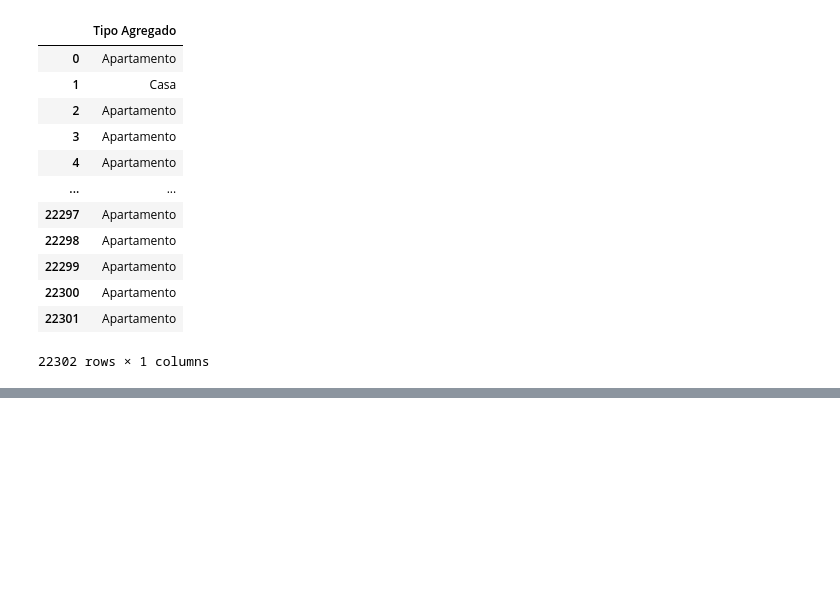
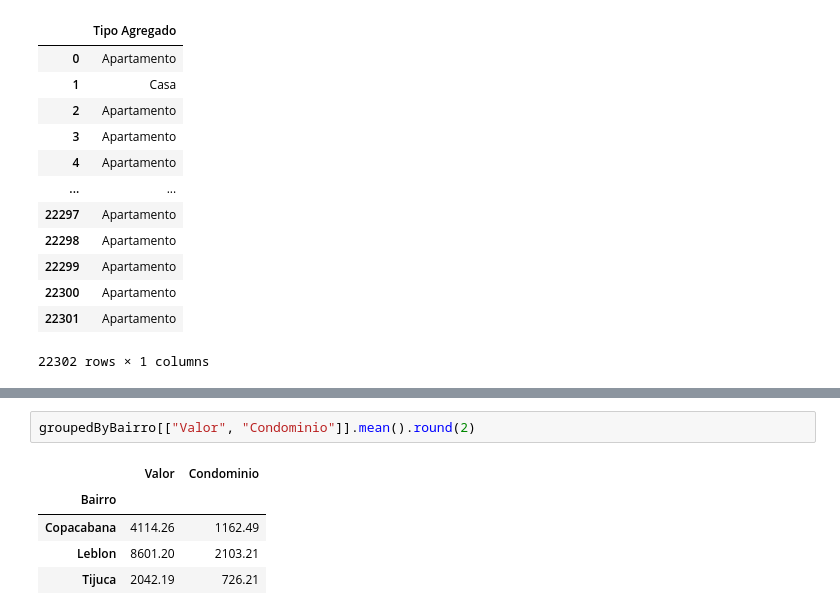
Before and after one commit to nathanqueija/myjourneytodatascience, a Jupyter notebook: 02_pandas_treating_and_analyzing_data/pandas.ipynb, the cells around one changed output, grey strips where cells are left out. Cells and saved outputs as stored; diff of their text form; blank space fills up the shorter version.

```diff
--- a/02_pandas_treating_and_analyzing_data/pandas.ipynb
+++ b/02_pandas_treating_and_analyzing_data/pandas.ipynb
@@ -973,0 +1099,8 @@ df_aux
+# %%
+groupedByBairro[["Valor", "Condominio"]].mean().round(2)
+# %% [output]
+|  | Valor | Condominio |
+| Bairro |  |  |
+| Copacabana | 4114.26 | 1162.49 |
+| Leblon | 8601.20 | 2103.21 |
+| Tijuca | 2042.19 | 726.21 |
```
Also changed, not shown: parts of 14 cells of this notebook.
